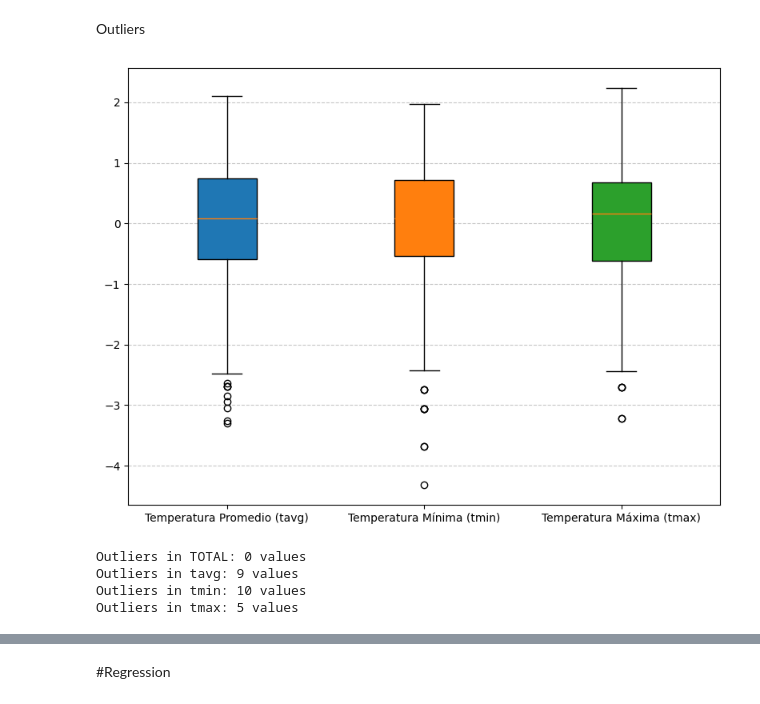
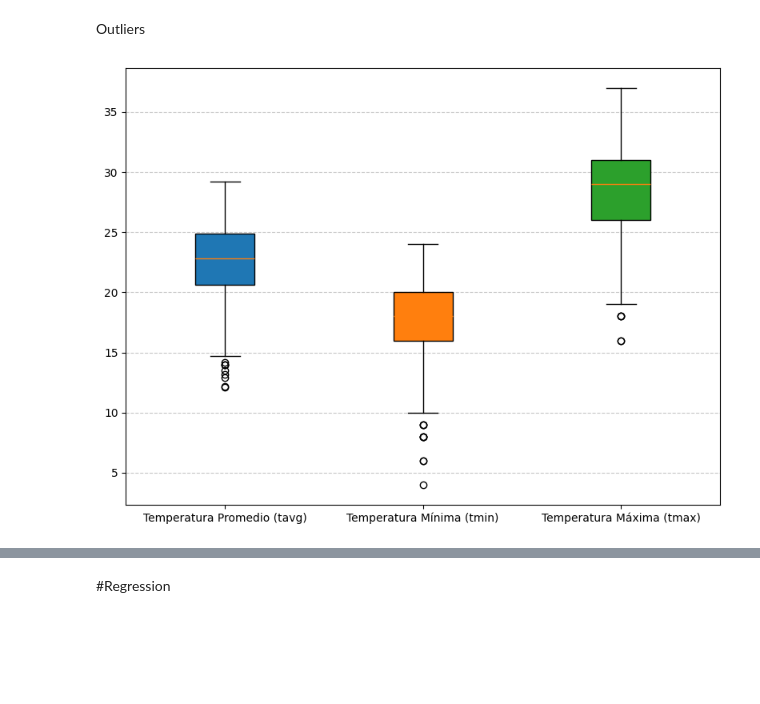
Before and after one commit to jualom-bit/Aprendizado-de-M-quina, a Jupyter notebook: Asistência Almoço UNICAMP.ipynb, the cells around one changed output, grey strips where cells are left out. Drawn from its saved outputs; the diff is of its cells as text; code cells hidden in the pictures; blank space fills up the shorter version.

```diff
--- a/Asistência Almoço UNICAMP.ipynb
+++ b/Asistência Almoço UNICAMP.ipynb
@@ -85,52 +264,35 @@ Index(['date', 'TOTAL', 'tavg', 'tmin', 'tmax', 'CatPrato_Especial',
 Outliers
 # %%
 import matplotlib.pyplot as plt
+
+# Cargar la hoja llamada "almuerzo" desde el archivo Excel
+dataset = pd.read_excel('/content/drive/MyDrive/Base Asistencia Almuerzo y Cena (SIN-VACAS).xlsx', sheet_name ='Almuerzo')
 
 # Datos a graficar
 data_to_plot = [dataset["tavg"], dataset["tmin"], dataset["tmax"]]
 
 # Crear figura y tamaño
 plt.figure(figsize=(8, 6))
 
 # Boxplot con color personalizado
 box = plt.boxplot(data_to_plot, patch_artist=True)
 
 # Colores personalizados (opcional)
 colors = ['#1f77b4', '#ff7f0e', '#2ca02c']  # azul, naranja, verde
 for patch, color in zip(box['boxes'], colors):
     patch.set_facecolor(color)
 
 # Etiquetas
 plt.xticks([1, 2, 3], ['Temperatura Promedio (tavg)', 'Temperatura Mínima (tmin)', 'Temperatura Máxima (tmax)'], fontsize=10)
 # plt.title("Distribución de Temperaturas", fontsize=14)
 # plt.ylabel("Temperatura (°C)", fontsize=12)
 # plt.xlabel("Variables", fontsize=12)
 
 # Cuadrícula (opcional)
 plt.grid(axis='y', linestyle='--', alpha=0.7)
 
 # Mostrar gráfico
 plt.tight_layout()
 plt.show()
 # %% [output]
-[figure, old version]
+[figure, new version]
-# %%
-def detect_outliers_iqr(data, column):
-    Q1 = data[column].quantile(0.25)
-    Q3 = data[column].quantile(0.75)
-    IQR = Q3 - Q1
-    lower_bound = Q1 - 1.5 * IQR
-    upper_bound = Q3 + 1.5 * IQR
-    outliers = data[(data[column] < lower_bound) | (data[column] > upper_bound)]
-    return outliers[[column]]
-
-numeric_values = ["TOTAL", "tavg", "tmin", "tmax"]
-
-for i in numeric_values:
-    outliers = detect_outliers_iqr(dataset, i)
-    print(f"Outliers in {i}: {len(outliers)} values")
-# %% [output]
-Outliers in TOTAL: 0 values
-Outliers in tavg: 9 values
-Outliers in tmin: 10 values
-Outliers in tmax: 5 values
```
Also changed, not shown: parts of 54 cells of this notebook.
